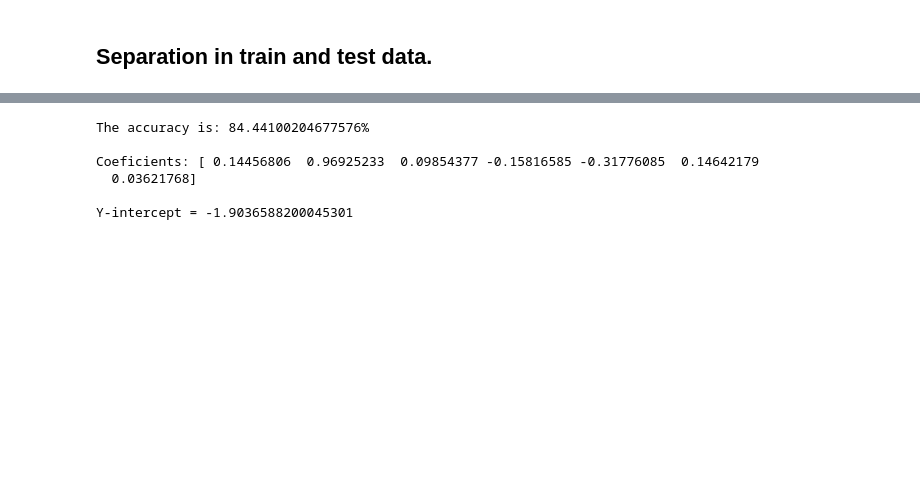
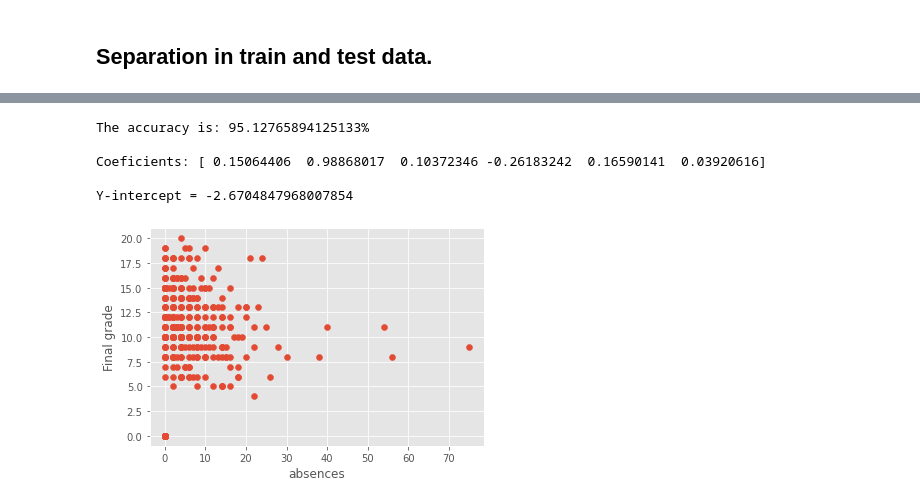
Before and after one commit to andrewgonzalez4/LinearRegressionExample, a Jupyter notebook: LinearRegressionExample.ipynb, the cells around one changed output, grey strips where cells are left out. Drawn from its saved outputs; the diff is of its cells as text; code cells hidden in the pictures; blank space fills up the shorter version.

Commit message:
Added pickle to save the model, and graph.

```diff
--- a/LinearRegressionExample.ipynb
+++ b/LinearRegressionExample.ipynb
@@ -11,7 +14,10 @@ from sklearn.utils import shuffle
 # %% [markdown]
 ## Data importing and organization
 # %%
+# Read the data and store it in a data frame.
 data = pd.read_csv('student-mat.csv', sep = ';')
-data = data[['G1','G2','G3', 'traveltime', 'studytime', 'failures', 'freetime', 'absences']]
+# Select only the relevant features of said data.
+data = data[['G1','G2','G3', 'traveltime', 'failures', 'freetime', 'absences']]
+# Print the first 5 elements of the data.
 print(data.head())
 # %% [output]
@@ -33,15 +70,21 @@ x_train, x_test, y_train, y_test = sklearn.model_selection.train_test_split(X,Y,
 # %%
-linear = linear_model.LinearRegression()
-linear.fit(x_train,y_train)
-acc = 100 * linear.score(x_test,y_test)
-
+# Print the accuracy, coeficients and the y-intercept.
 print("The accuracy is: {}% \n".format(acc))
 print("Coeficients: {} \n".format(linear.coef_))
 print("Y-intercept = {} \n".format(linear.intercept_))
 # %% [output]
-The accuracy is: 84.44100204677576%
+The accuracy is: 95.12765894125133%
 
-Coeficients: [ 0.14456806  0.96925233  0.09854377 -0.15816585 -0.31776085  0.14642179
-  0.03621768]
+Coeficients: [ 0.15064406  0.98868017  0.10372346 -0.26183242  0.16590141  0.03920616]
 
-Y-intercept = -1.9036588200045301
+Y-intercept = -2.6704847968007854
+# %%
+# Plot the data in relation to the final grade.
+p = 'absences'
+style.use('ggplot')
+plt.scatter(data[p], data['G3'])
+plt.xlabel(p)
+plt.ylabel("Final grade")
+plt.show()
+# %% [output]
+[figure, added]
```
Also changed, not shown: parts of 3 cells of this notebook.
